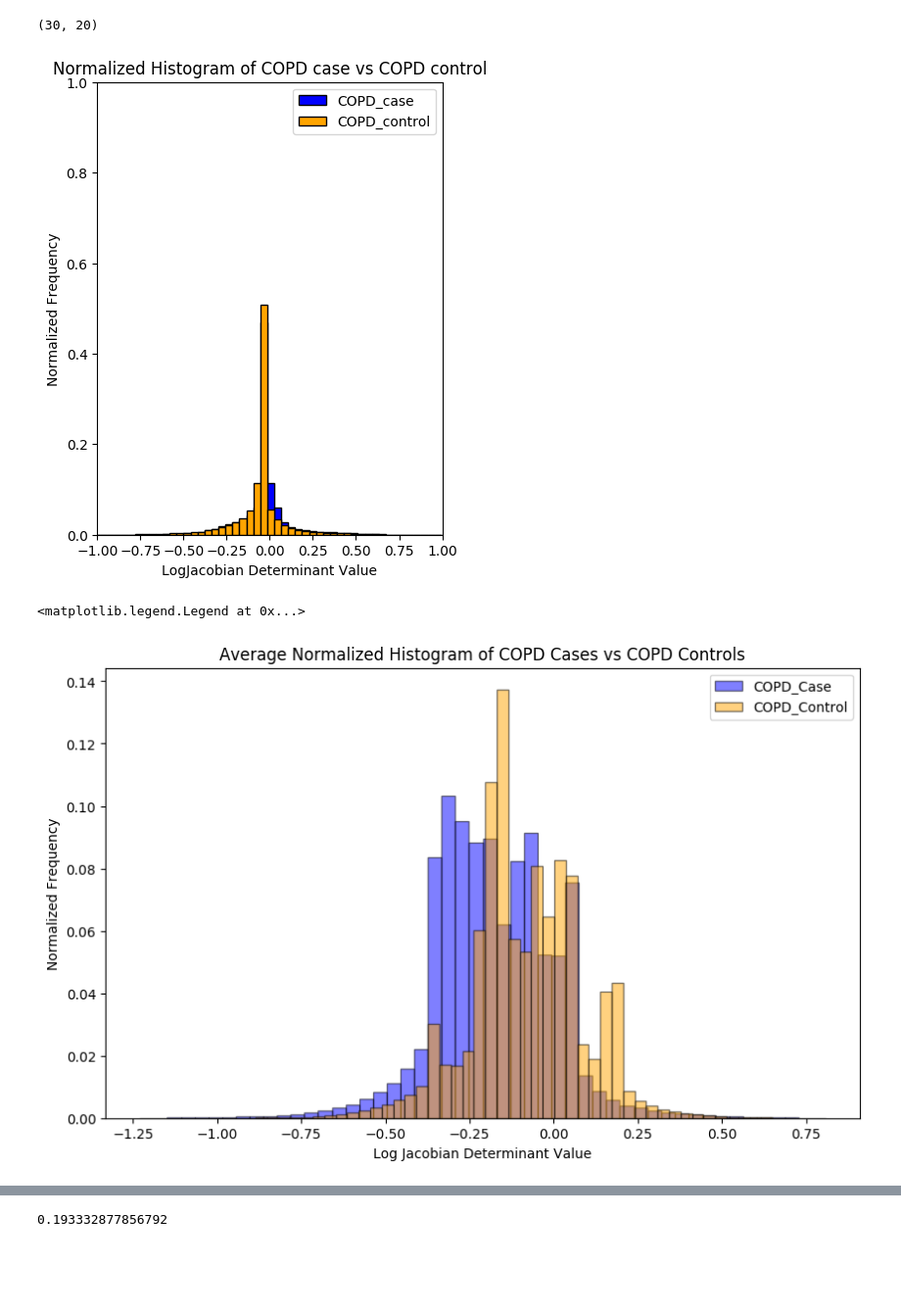
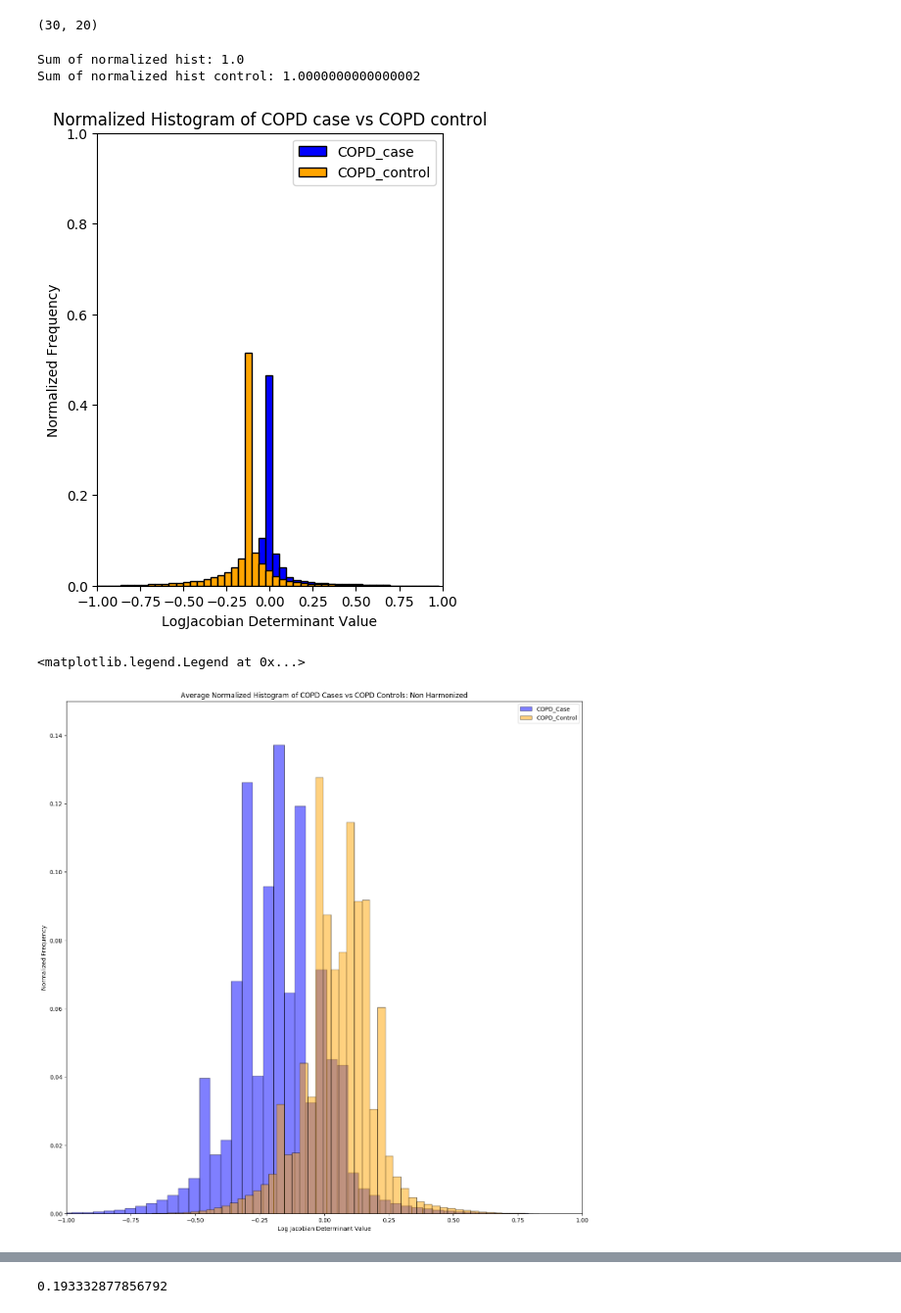
Before and after one commit to MASILab/Inhale_Exhale_CT, a Jupyter notebook: ANTS_command_line/plotJacobiandeterminant.ipynb, the cells around one changed output, grey strips where cells are left out. Shown: that part at 98% size. Cells and saved outputs as stored; diff of their text form; code cells hidden in the pictures; blank space fills up the shorter version.

Commit message:
JD plots

```diff
--- a/ANTS_command_line/plotJacobiandeterminant.ipynb
+++ b/ANTS_command_line/plotJacobiandeterminant.ipynb
@@ -7,26 +7,25 @@ from tqdm import tqdm
 import seaborn as sns
 import pandas as pd
 # %%
-non_harmonized = "/nfs/masi/krishar1/SPIE_2025_InhaleExhaleCT/data_split/registration_ANTS_command_line/ANTS_outputs_exptoinsp_harmonized"
+non_harmonized = "/nfs/masi/krishar1/SPIE_2025_InhaleExhaleCT/data_split/registration_ANTS_command_line/ANTS_outputs_exp_toinsp_nonharmonized"
 
 files = sorted(os.listdir(non_harmonized))
 
-cases = []
-controls = []
+cases_unharm = []
+controls_unharm = []
 
-cases_files = []
+cases_files_unharm = []
 
 for file in tqdm(files):
     if file.endswith("_control"):
         print("Control:", file)
         control = nib.load(os.path.join(non_harmonized, file, "log_jacobian_det.nii.gz")).get_fdata()
-        controls.append(control.flatten())
+        controls_unharm.append(control.flatten())
     else:
         #Add only 20 cases and keep a track of the name of the files
         print("Case:",file)
         case = nib.load(os.path.join(non_harmonized, file, "log_jacobian_det.nii.gz")).get_fdata()
-        cases_files.append(file)
-        cases.append(case.flatten())
+        cases_unharm.append(case.flatten())
 # %% [output]
 Case: masked_COPDGene_A43240_STANDARD
 Control: masked_COPDGene_A61757_STANDARD_control
@@ -92,6 +91,12 @@ normalized_hist = hist/np.sum(hist)
 
 hist_bin_control = np.histogram(hist_control, bins=num_bins)
 normalized_hist_control = hist_bin_control[0]/np.sum(hist_bin_control[0])
+
+sum_normalized_hist = np.sum(normalized_hist)
+sum_normalized_hist_control = np.sum(normalized_hist_control)
+
+print("Sum of normalized hist:", sum_normalized_hist)
+print("Sum of normalized hist control:", sum_normalized_hist_control)
 
 plt.figure(figsize=(10, 6))
 plt.subplot(1, 2, 1)
@@ -107,34 +112,40 @@ plt.ylim(0,1)
 
 plt.show()
 # %% [output]
+Sum of normalized hist: 1.0
+Sum of normalized hist control: 1.0000000000000002
-[figure, old version]
+[figure, new version]
 # %%
 #normalize the histograms
 def normalize_histogram(faltten, num_bins):
     hist, bin_edges = np.histogram(faltten, bins=num_bins)
     normalized_hist = hist/np.sum(hist)
     return normalized_hist, bin_edges
 
-histograms_cases = []
-histograms_controls = []
+histograms_cases_unharm = []
+histograms_controls_unharm = []
 
-for case, control in zip(cases, controls):
-    normalized_hist_case, bin_edges_case = normalize_histogram(case.flatten(), num_bins)
-    normalized_hist_control, bin_edges_control = normalize_histogram(control.flatten(), num_bins)
-    histograms_cases.append(normalized_hist_case)
-    histograms_controls.append(normalized_hist_control)
+for case, control in zip(cases_unharm, controls_unharm):
+    normalized_hist_case_unharm, bin_edges_case_unharm = normalize_histogram(case.flatten(), num_bins)
+    normalized_hist_control_unharm, bin_edges_control_unharm = normalize_histogram(control.flatten(), num_bins)
+    histograms_cases_unharm.append(normalized_hist_case_unharm)
+    histograms_controls_unharm.append(normalized_hist_control_unharm)
 
-avg_hist_case = np.mean(histograms_cases, axis=0)
-avg_hist_control = np.mean(histograms_controls, axis=0)
+avg_hist_case_unharm = np.mean(histograms_cases_unharm, axis=0)
+avg_hist_control_unharm = np.mean(histograms_controls_unharm, axis=0)
 
-plt.figure(figsize=(10, 6))
+plt.figure(figsize=(16, 16), facecolor='w')
 # kde for this normalized histogram
-plt.bar(bin_edges_case[:-1], avg_hist_case, width=np.diff(bin_edges_case), color='blue', edgecolor='black', label='COPD_Case', alpha = 0.5)
-plt.bar(bin_edges_control[:-1], avg_hist_control, width=np.diff(bin_edges_control), color='orange', edgecolor='black', label='COPD_Control', alpha = 0.5)
+plt.bar(bin_edges_case_unharm[:-1], avg_hist_case_unharm, width=np.diff(bin_edges_case_unharm), color='blue', edgecolor='black', label='COPD_Case', alpha = 0.5)
+plt.bar(bin_edges_control_unharm[:-1], avg_hist_control_unharm, width=np.diff(bin_edges_control_unharm), color='orange', edgecolor='black', label='COPD_Control', alpha = 0.5)
 plt.xlabel('Log Jacobian Determinant Value')
+plt.xlim(-1.0, 1.0)
 plt.ylabel('Normalized Frequency')
-plt.title('Average Normalized Histogram of COPD Cases vs COPD Controls')
+plt.ylim(0, 0.15)
+plt.title('Average Normalized Histogram of COPD Cases vs COPD Controls: Non Harmonized')
 plt.legend()
+plt.savefig("/nfs/masi/krishar1/SPIE_2025_InhaleExhaleCT/SPIE_paper_figures/quantitative/nonharmonized_jd.tiff", dpi = 300)
+plt.show()
 # %% [output]
 <matplotlib.legend.Legend at 0x...>
-[figure, old version]
+[figure, new version]
```
Also changed, not shown: parts of 5 cells of this notebook.
